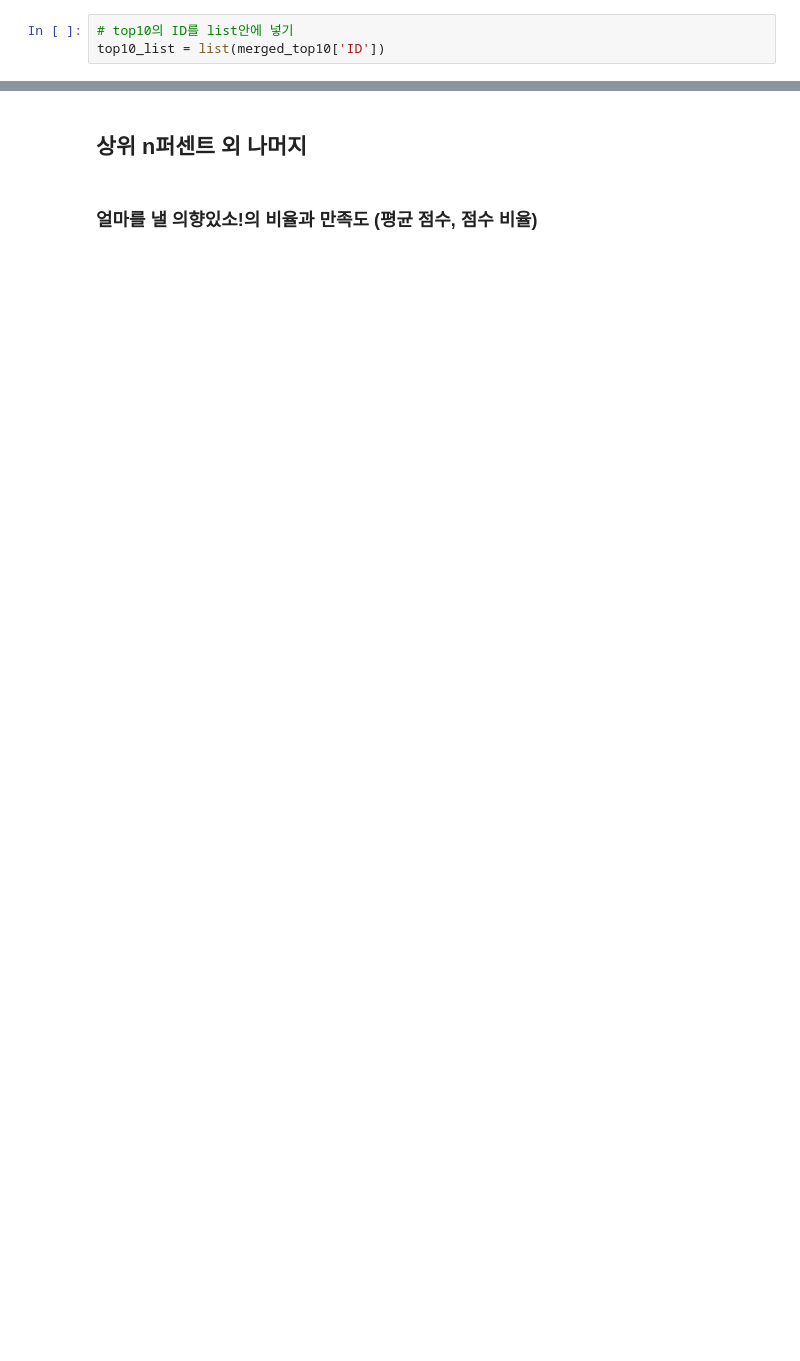
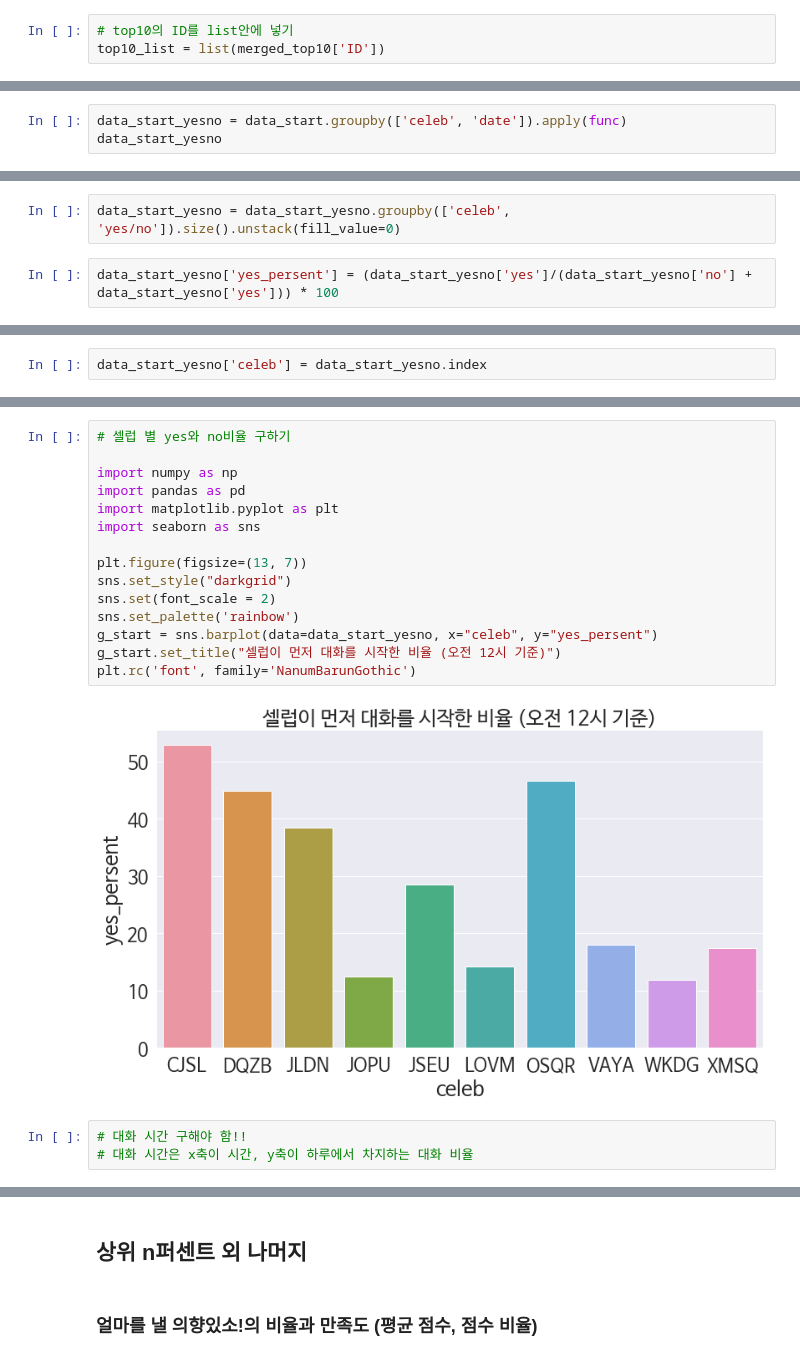
Before and after one commit to ADGGi/CP2, a Jupyter notebook: jh_시각화(작업중).ipynb, the cells around one changed output, grey strips where cells are left out. Drawn from its saved outputs; the diff is of its cells as text; blank space fills up the shorter version.

```diff
--- a/jh_시각화(작업중).ipynb
+++ b/jh_시각화(작업중).ipynb
@@ -503,0 +433,3 @@ data
+# %%
+data_start_yesno = data_start.groupby(['celeb', 'date']).apply(func)
+data_start_yesno
@@ -503,0 +460,4 @@ data
+# %%
+data_start_yesno = data_start_yesno.groupby(['celeb', 'yes/no']).size().unstack(fill_value=0)
+# %%
+data_start_yesno['yes_persent'] = (data_start_yesno['yes']/(data_start_yesno['no'] + data_start_yesno['yes'])) * 100
@@ -503,0 +479,2 @@ data
+# %%
+data_start_yesno['celeb'] = data_start_yesno.index
@@ -503,0 +500,20 @@ data
+# %%
+# 셀럽 별 yes와 no비율 구하기
+
+import numpy as np
+import pandas as pd
+import matplotlib.pyplot as plt
+import seaborn as sns
+
+plt.figure(figsize=(13, 7))
+sns.set_style("darkgrid")
+sns.set(font_scale = 2)
+sns.set_palette('rainbow')
+g_start = sns.barplot(data=data_start_yesno, x="celeb", y="yes_persent")
+g_start.set_title("셀럽이 먼저 대화를 시작한 비율 (오전 12시 기준)")
+plt.rc('font', family='NanumBarunGothic')
+# %% [output]
+[figure, added]
+# %%
+# 대화 시간 구해야 함!!
+# 대화 시간은 x축이 시간, y축이 하루에서 차지하는 대화 비율
```
Also changed, not shown: parts of 75 cells of this notebook.
